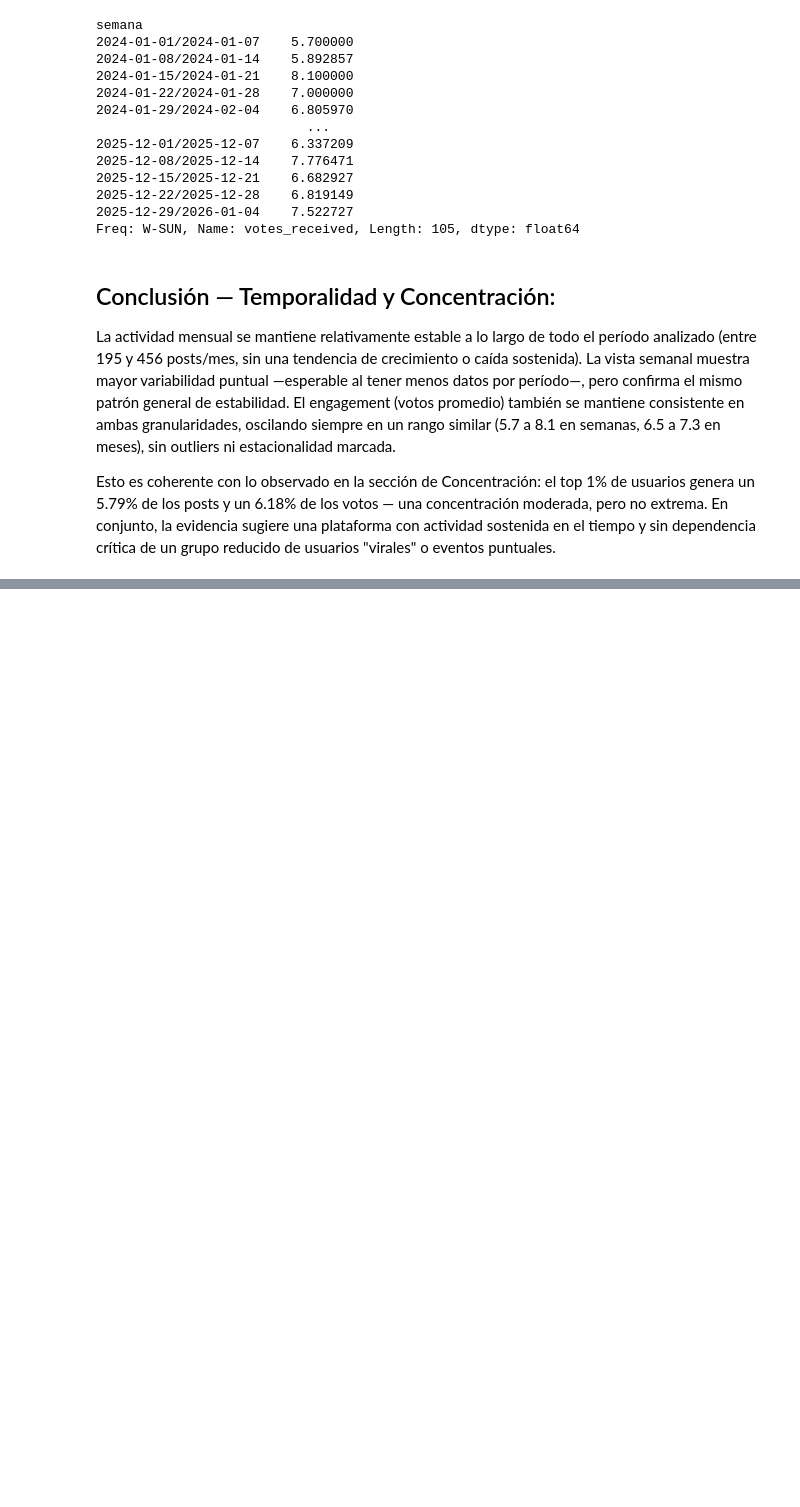
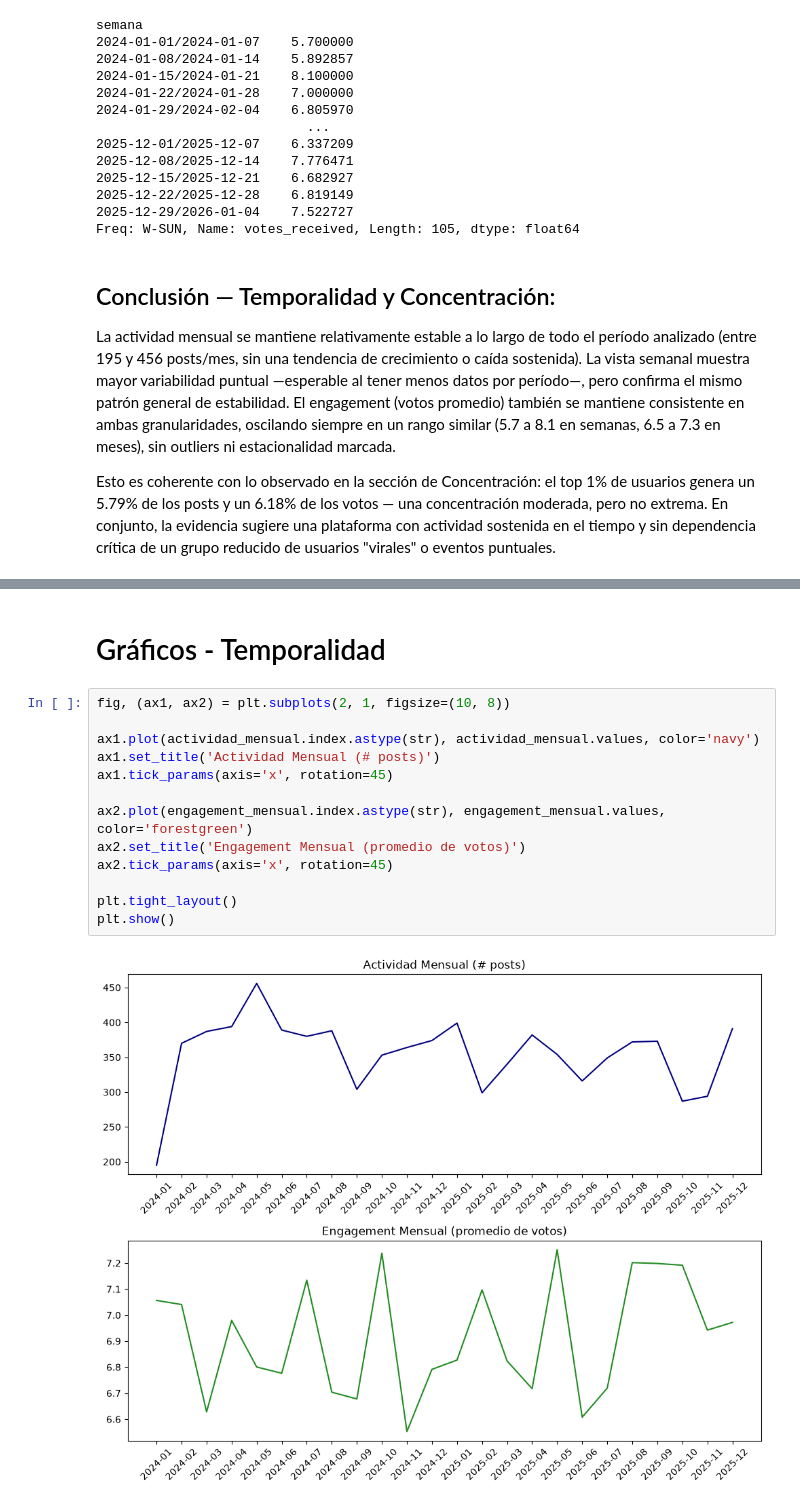
Before and after one commit to CarlosScura/IceAnalytics, a Jupyter notebook: iceanalytics_pipeline.ipynb, the cells around one changed output, grey strips where cells are left out. Saved outputs shown, nothing was run; the diff lists cells and outputs as text; blank space fills up the shorter version.

```diff
--- a/iceanalytics_pipeline.ipynb
+++ b/iceanalytics_pipeline.ipynb
@@ -707,0 +731,17 @@ Esto es coherente con lo observado en la sección de Concentración: el top 1% d
+# %% [markdown]
+# Gráficos - Temporalidad
+# %%
+fig, (ax1, ax2) = plt.subplots(2, 1, figsize=(10, 8))
+
+ax1.plot(actividad_mensual.index.astype(str), actividad_mensual.values, color='navy')
+ax1.set_title('Actividad Mensual (# posts)')
+ax1.tick_params(axis='x', rotation=45)
+
+ax2.plot(engagement_mensual.index.astype(str), engagement_mensual.values, color='forestgreen')
+ax2.set_title('Engagement Mensual (promedio de votos)')
+ax2.tick_params(axis='x', rotation=45)
+
+plt.tight_layout()
+plt.show()
+# %% [output]
+[figure, added]
```
Also changed, not shown: parts of 4 cells of this notebook.
